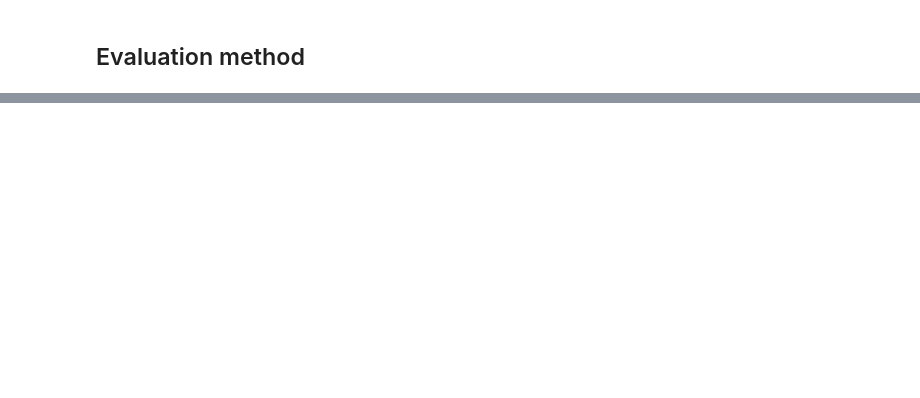
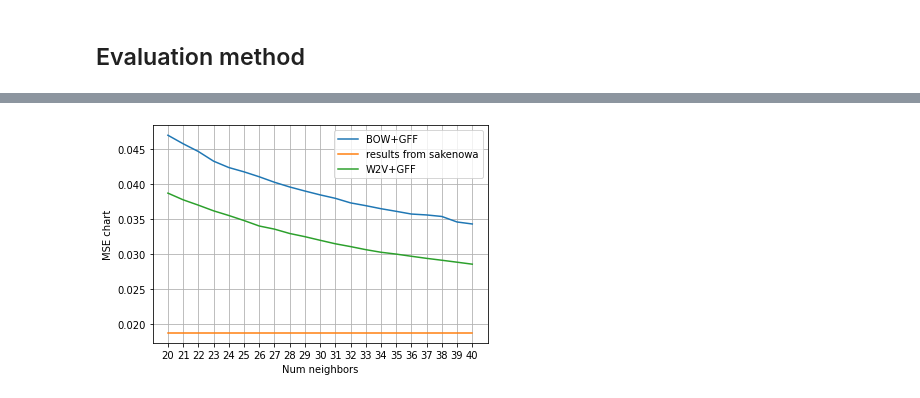
Before and after one commit to DatDaiGia/CB_Recommendation_GMM, a Jupyter notebook: Liquor_recommendation_BOW.ipynb, the cells around one changed output, grey strips where cells are left out. Saved outputs shown, nothing was run; the diff lists cells and outputs as text; code cells hidden in the pictures; blank space fills up the shorter version.

```diff
--- a/Liquor_recommendation_BOW.ipynb
+++ b/Liquor_recommendation_BOW.ipynb
@@ -812,0 +823,2 @@ Mean Loss ---- 0.026621501498232454
+# %%
+sum_mses = find_optimal_k_value(df_filling)
@@ -812,0 +863,3 @@ Mean Loss ---- 0.026621501498232454
+# %%
+sum_mses_sakenowa = [0.018684084557415468 for _ in range(20, 41)]
+sum_mses_sakenowa
@@ -812,0 +884,37 @@ Mean Loss ---- 0.026621501498232454
+# %%
+sum_mses_w2v = [0.038707926077062485,
+ 0.03775217345848455,
+ 0.03698573252983591,
+ 0.03617315528210451,
+ 0.03550402729478038,
+ 0.0347820034808129,
+ 0.033999974837866626,
+ 0.03355196771740842,
+ 0.03292770749887,
+ 0.03247204019032536,
+ 0.03195497993325853,
+ 0.0314536229833896,
+ 0.03105076923687955,
+ 0.030612319450480284,
+ 0.03023884722128632,
+ 0.029973879330670156,
+ 0.029664272024763537,
+ 0.029364718188601563,
+ 0.029094182318292,
+ 0.028814084017477426,
+ 0.02853095103359543]
+# %%
+limit=41; start=20; step=6;
+x = range(start, limit)
+plt.xticks(x)
+plt.plot(x, sum_mses, label="BOW+GFF")
+plt.plot(x, sum_mses_sakenowa, label="results from sakenowa")
+plt.plot(x, sum_mses_w2v, label="W2V+GFF")
+plt.xlabel("Num neighbors")
+plt.ylabel("MSE chart")
+plt.grid(True)
+# plt.legend(("sum_mse_values"), loc="best")
+plt.legend()
+plt.show()
+# %% [output]
+[figure, added]
```
Also changed, not shown: parts of 11 cells of this notebook, 4 other files.
